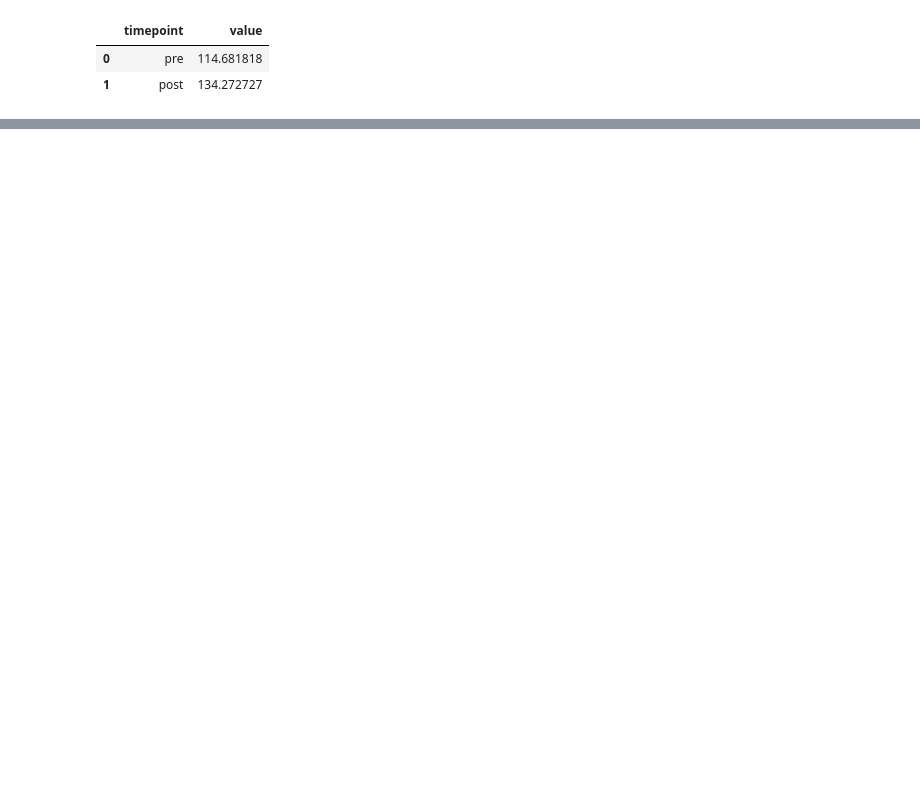
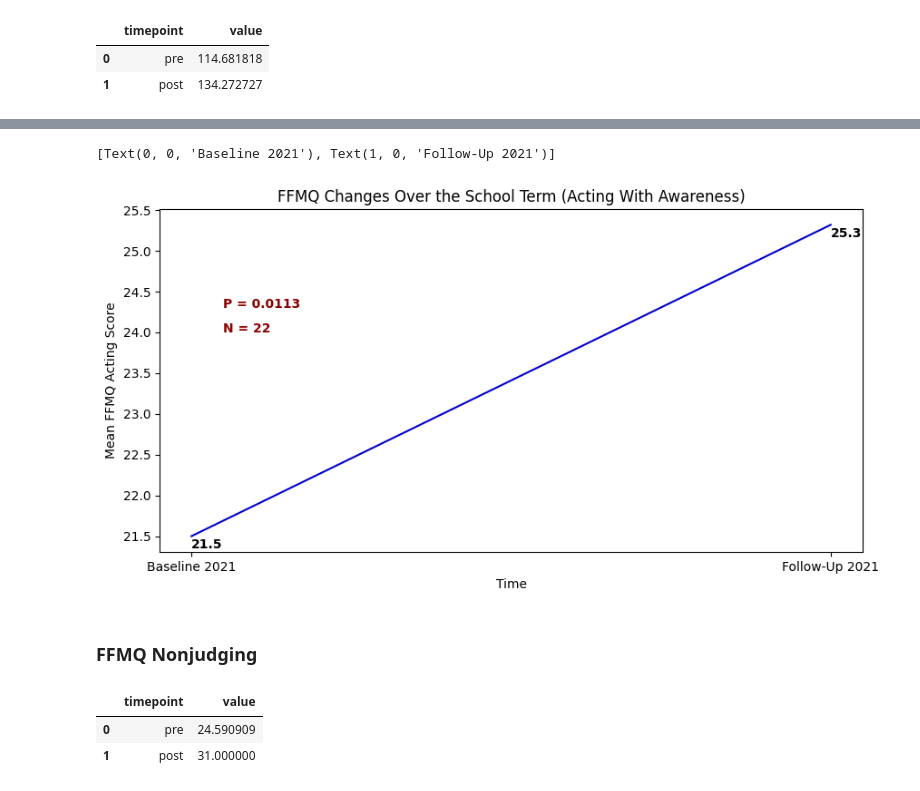
Before and after one commit to youribenadjaoud/PHP1880-stress-survey, a Jupyter notebook: stress_survey.ipynb, the cells around one changed output, grey strips where cells are left out. Cells and saved outputs as stored; diff of their text form; code cells hidden in the pictures; blank space fills up the shorter version.

```diff
--- a/stress_survey.ipynb
+++ b/stress_survey.ipynb
@@ -287,0 +377,4 @@ ax.set_xticklabels(labels)
+# %%
+ffmq_acting = pd.melt(total, id_vars='timepoint', value_vars= 'FFMQ Total Acting')
+# %%
+ffmq_acting_grouped = ffmq_acting.groupby('timepoint', sort=False).mean().reset_index()
@@ -287,0 +387,30 @@ ax.set_xticklabels(labels)
+# %%
+fig, ax = plt.subplots(figsize=(10, 5), dpi=100)
+
+sns.lineplot(
+    data=ffmq_acting_grouped,
+    x="timepoint",
+    y="value",
+    ci=None,
+    color='mediumblue'
+    )
+ax.set(xlabel = "Time", ylabel = "Mean FFMQ Acting Score")
+ax.set(title= "FFMQ Changes Over the School Term (Acting With Awareness)")
+
+
+for x, y in zip(ffmq_acting_grouped['timepoint'], ffmq_acting_grouped['value']):
+    plt.text(x = x, y = y-0.15, s = '{:.1f}'.format(y), color = 'black', weight='semibold') #.set_backgroundcolor('lightblue')
+
+plt.text(1-0.95, 24.3, "P = 0.0113", horizontalalignment='left', size='medium', color='darkred', weight='semibold')
+plt.text(1-0.95, 24, "N = 22", horizontalalignment='left', size='medium', color='darkred', weight='semibold')
+
+labels = [item.get_text() for item in ax.get_xticklabels()]
+labels[0] = 'Baseline 2021'
+labels[1] = 'Follow-Up 2021'
+
+ax.set_xticklabels(labels)
+# %% [output]
+[Text(0, 0, 'Baseline 2021'), Text(1, 0, 'Follow-Up 2021')]
+[figure, added]
+# %% [markdown]
+### FFMQ Nonjudging
@@ -287,0 +421,6 @@ ax.set_xticklabels(labels)
+# %%
+ffmq_nonjudging_grouped
+# %% [output]
+|  | timepoint | value |
+| 0 | pre | 24.590909 |
+| 1 | post | 31.000000 |
```
Also changed, not shown: parts of 24 cells of this notebook.
